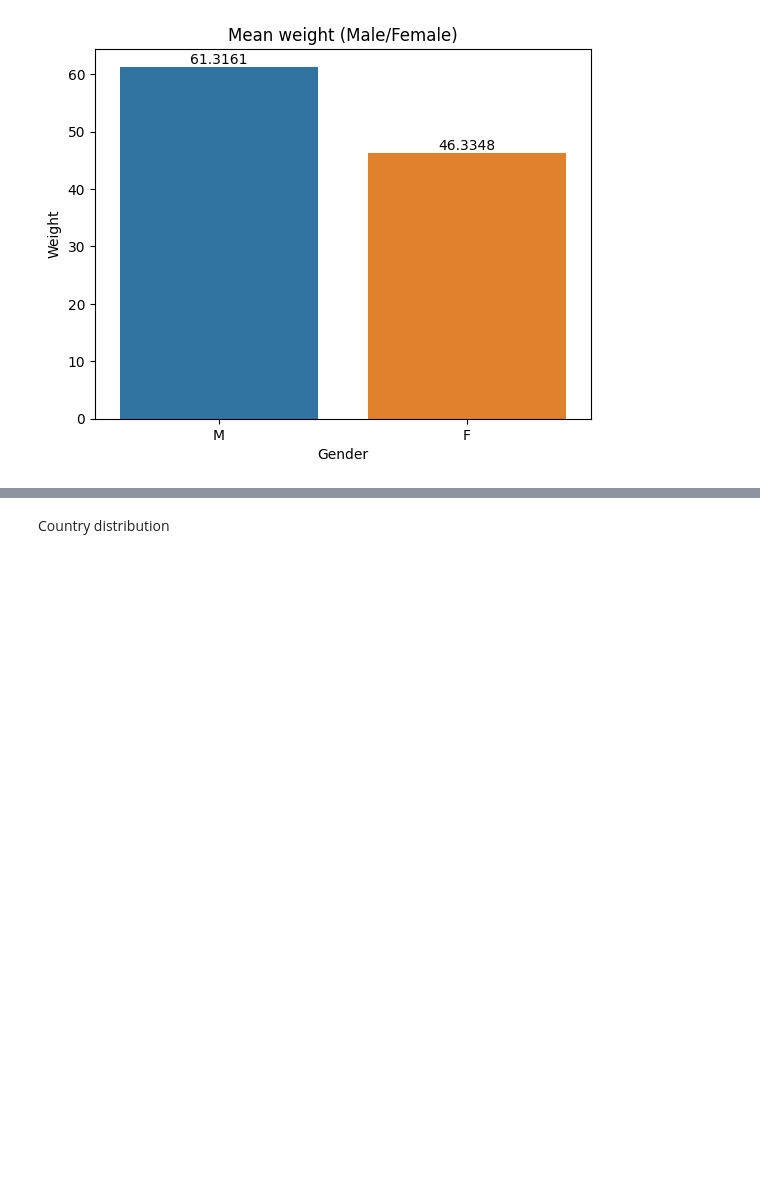
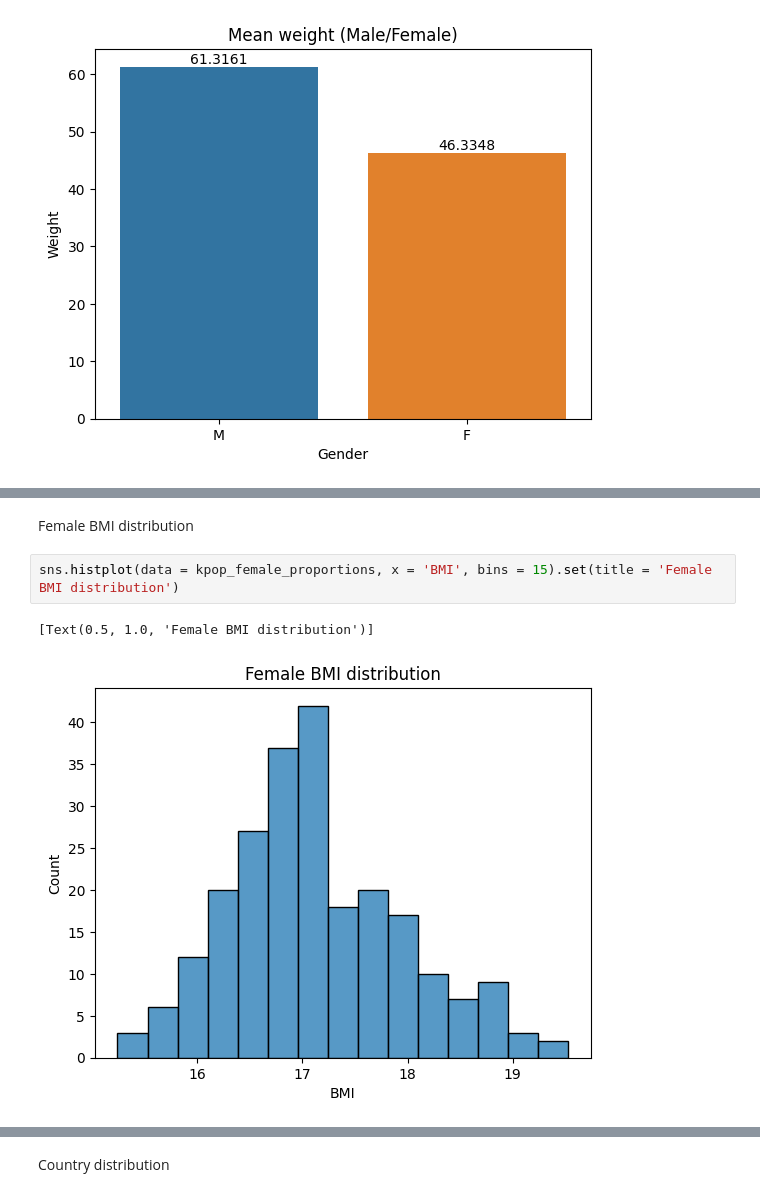
Before and after one commit to SidneyDang/Kpop-idol-analysis, a Jupyter notebook: kpop_idol_analysis.ipynb, the cells around one changed output, grey strips where cells are left out. Drawn from its saved outputs; the diff is of its cells as text; blank space fills up the shorter version.

```diff
--- a/kpop_idol_analysis.ipynb
+++ b/kpop_idol_analysis.ipynb
@@ -149,0 +155,7 @@ w.bar_label(w.containers[0])
+# %% [markdown]
+Female BMI distribution
+# %%
+sns.histplot(data = kpop_female_proportions, x = 'BMI', bins = 15).set(title = 'Female BMI distribution')
+# %% [output]
+[Text(0.5, 1.0, 'Female BMI distribution')]
+[figure, added]
```
Also changed, not shown: parts of 11 cells of this notebook.
